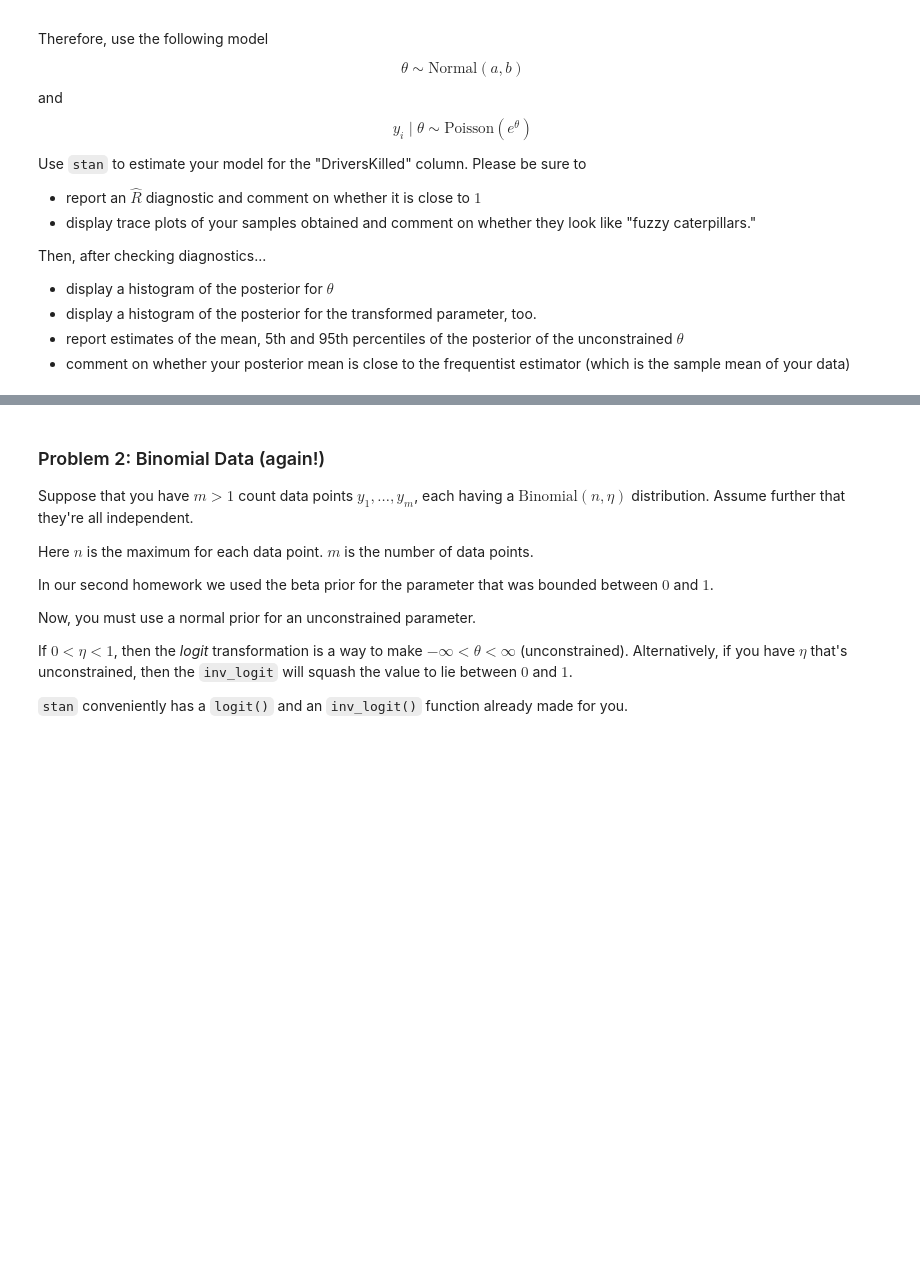
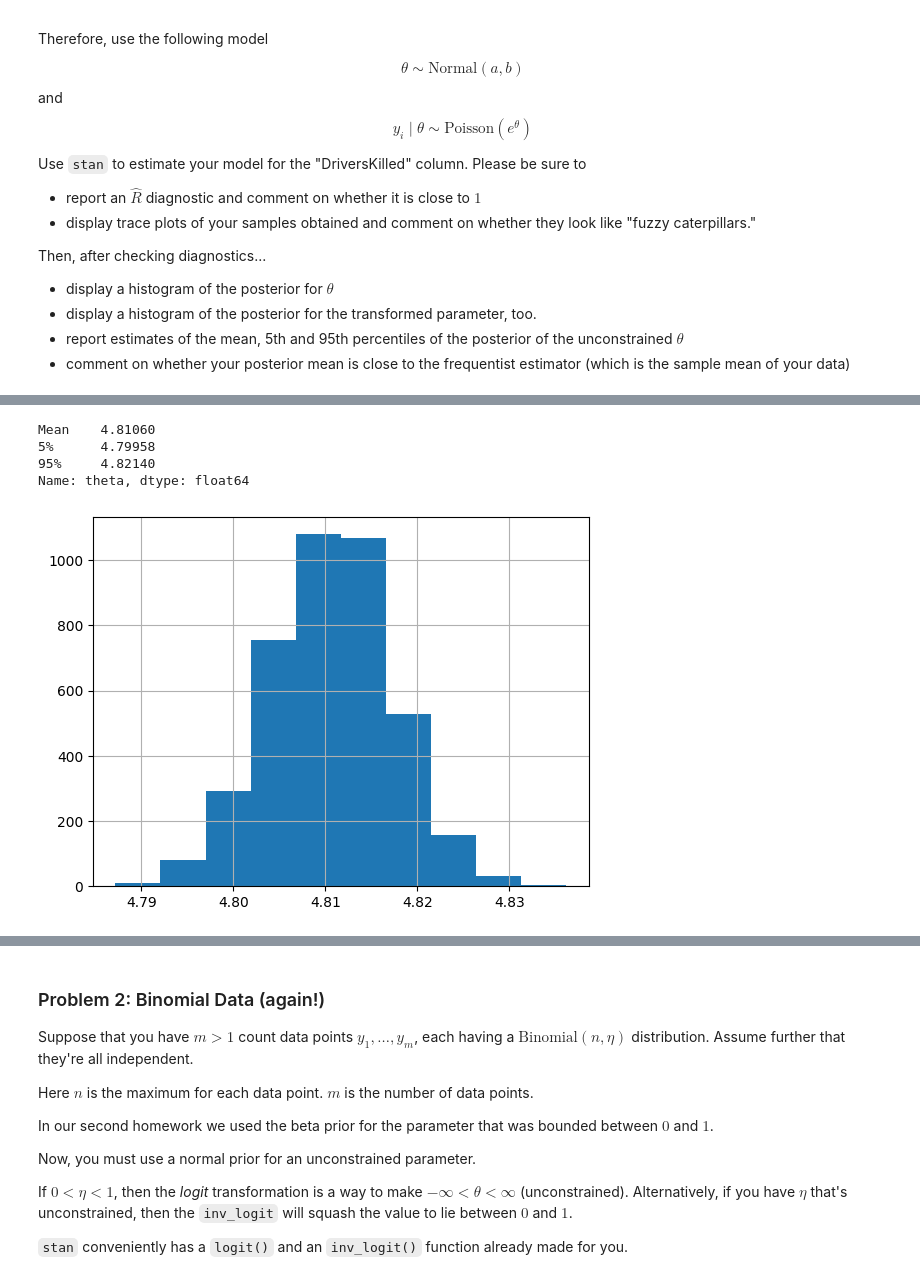
Before and after one commit to oatmeelsquares/ds-6040-docker, a Jupyter notebook: 05/assignment5.ipynb, the cells around one changed output, grey strips where cells are left out. Cells and saved outputs as stored; diff of their text form; code cells hidden in the pictures; blank space fills up the shorter version.

```diff
--- a/05/assignment5.ipynb
+++ b/05/assignment5.ipynb
@@ -101,0 +165,10 @@ Then, after checking diagnostics...
+# %%
+# info on unconstrained theta
+fit.draws_pd()['theta'].hist()
+details.loc['theta',['Mean', '5%', '95%']]
+# %% [output]
+Mean    4.81060
+5%      4.79958
+95%     4.82140
+Name: theta, dtype: float64
+[figure, added]
```
Also changed, not shown: parts of 20 cells of this notebook, 11 other files.
